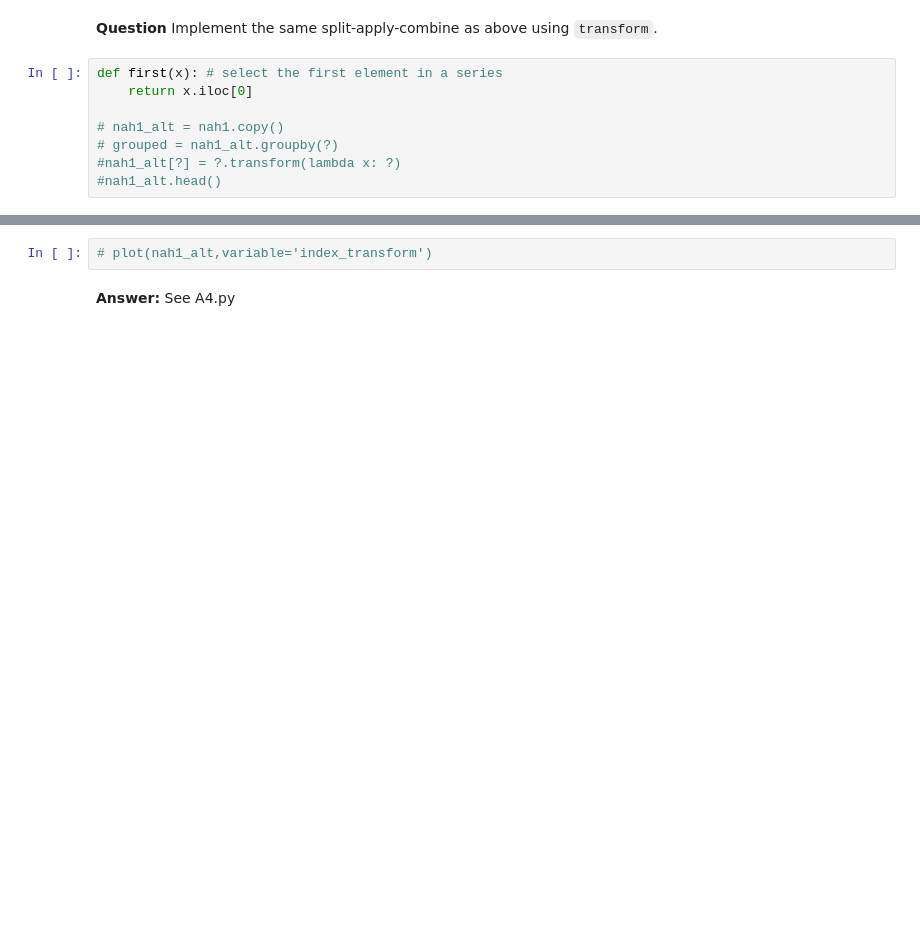
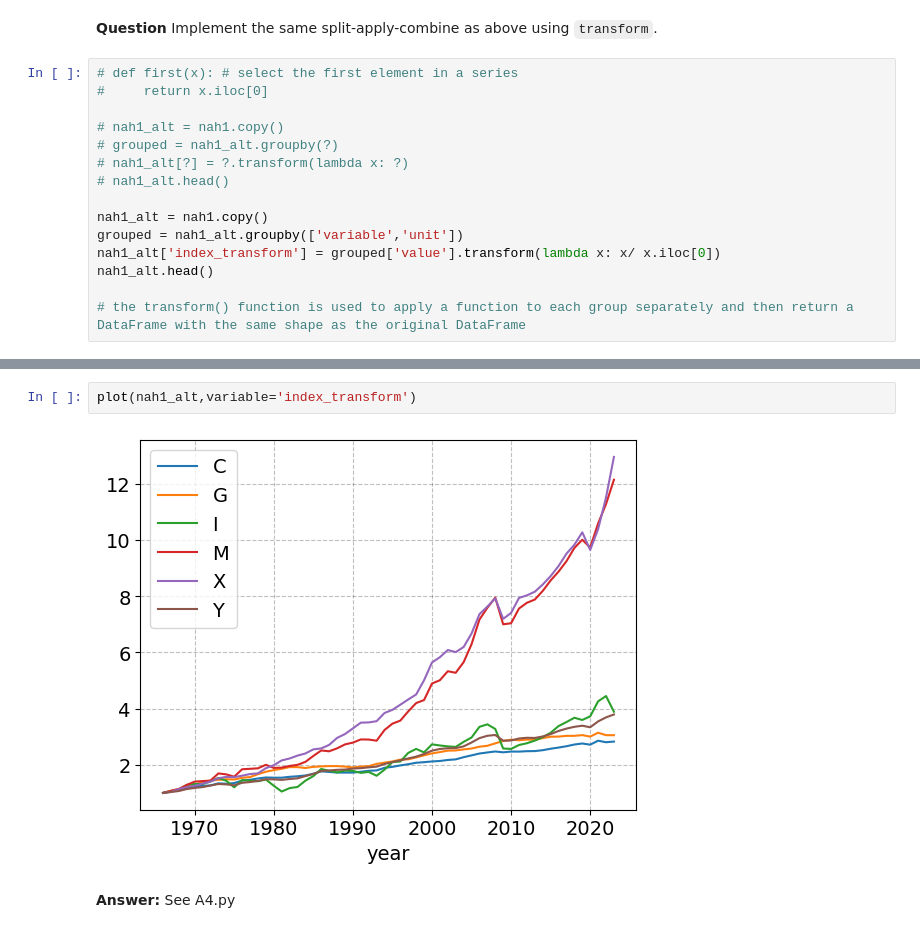
Before and after one commit to RosaMeyer/IntroProg-exercises, a Jupyter notebook: PS4/problem_set_4.ipynb, the cells around one changed output, grey strips where cells are left out. Cells and saved outputs as stored; diff of their text form; blank space fills up the shorter version.

```diff
--- a/PS4/problem_set_4.ipynb
+++ b/PS4/problem_set_4.ipynb
@@ -281,10 +300,17 @@ AttributeError: 'NoneType' object has no attribute 'groupby'
 # %% [markdown]
 **Question** Implement the same split-apply-combine as above using `transform`.
 # %%
-def first(x): # select the first element in a series
-    return x.iloc[0]
+# def first(x): # select the first element in a series
+#     return x.iloc[0]
 
 # nah1_alt = nah1.copy()
 # grouped = nah1_alt.groupby(?)
-#nah1_alt[?] = ?.transform(lambda x: ?)
-#nah1_alt.head()
+# nah1_alt[?] = ?.transform(lambda x: ?)
+# nah1_alt.head()
+
+nah1_alt = nah1.copy()
+grouped = nah1_alt.groupby(['variable','unit'])
+nah1_alt['index_transform'] = grouped['value'].transform(lambda x: x/ x.iloc[0])
+nah1_alt.head()
+
+# the transform() function is used to apply a function to each group separately and then return a DataFrame with the same shape as the original DataFrame
@@ -291,5 +324,7 @@ def first(x): # select the first element in a series
 # %%
-# plot(nah1_alt,variable='index_transform')
+plot(nah1_alt,variable='index_transform')
+# %% [output]
+[figure, added]
 # %% [markdown]
 **Answer:** See A4.py
 # %% [markdown]
```
Also changed, not shown: parts of 11 cells of this notebook.
